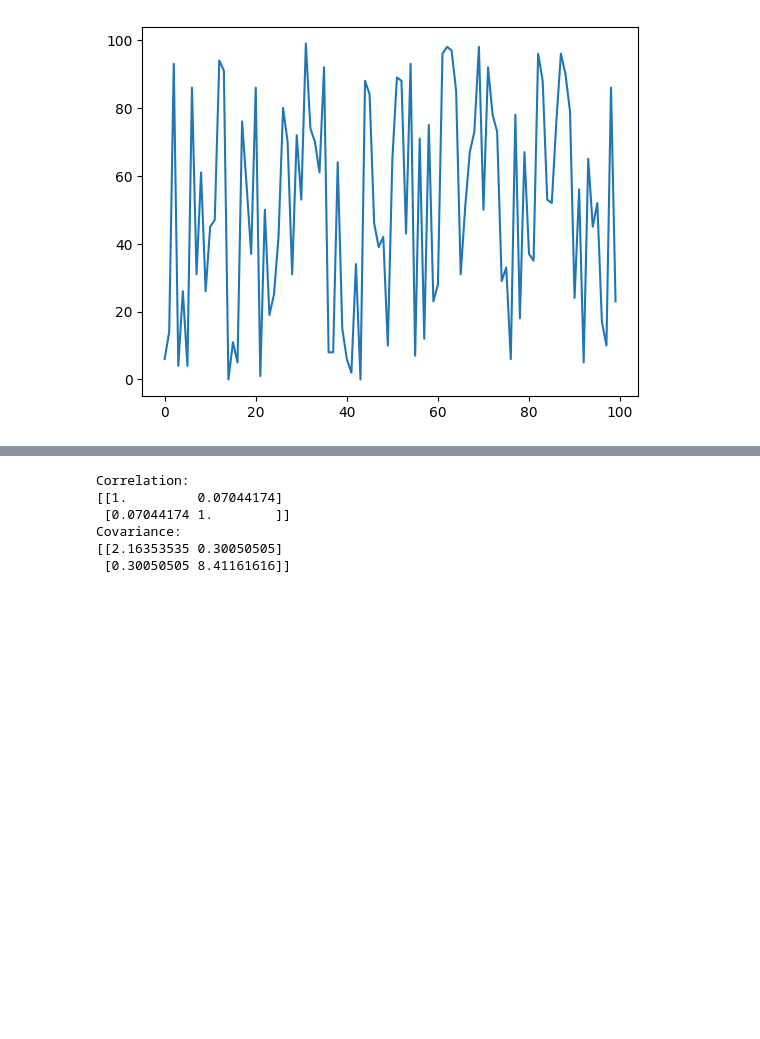
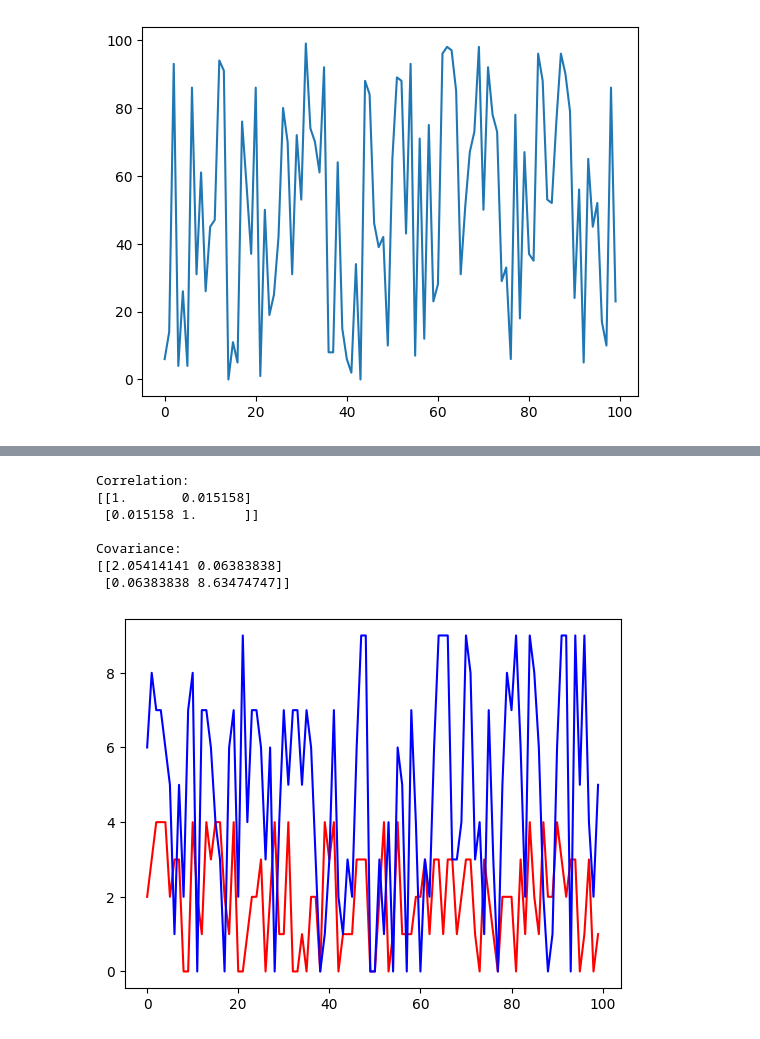
Before and after one commit to sabbir2609/edge_course, a Jupyter notebook: numpy.ipynb, the cells around one changed output, grey strips where cells are left out. Saved outputs shown, nothing was run; the diff lists cells and outputs as text; code cells hidden in the pictures; blank space fills up the shorter version.

```diff
--- a/numpy.ipynb
+++ b/numpy.ipynb
@@ -132,12 +138,20 @@ covariance = np.cov(data1, data2)
 print("Correlation:")
 print(correlation)
 
-print("Covariance:")
+print("\nCovariance:")
 print(covariance)
 # %% [output]
 Correlation:
-[[1.         0.07044174]
- [0.07044174 1.        ]]
+[[1.       0.015158]
+ [0.015158 1.      ]]
+
 Covariance:
-[[2.16353535 0.30050505]
- [0.30050505 8.41161616]]
+[[2.05414141 0.06383838]
+ [0.06383838 8.63474747]]
+# %%
+# plot the data with different colors
+plt.plot(data1, color='red')
+plt.plot(data2, color='blue')
+plt.show()
+# %% [output]
+[figure, added]
```
Also changed, not shown: parts of 1 cell of this notebook, 1 other file.
